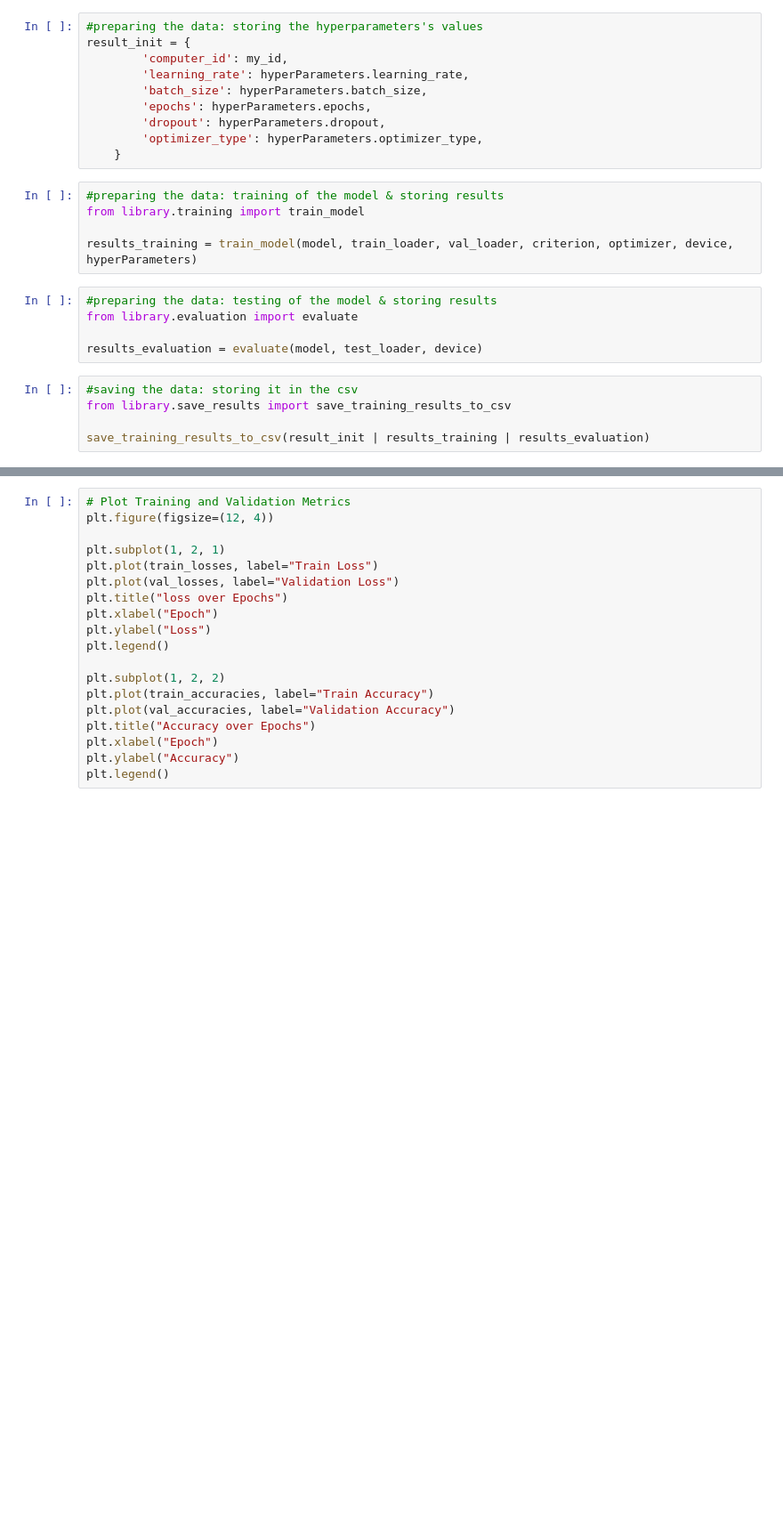
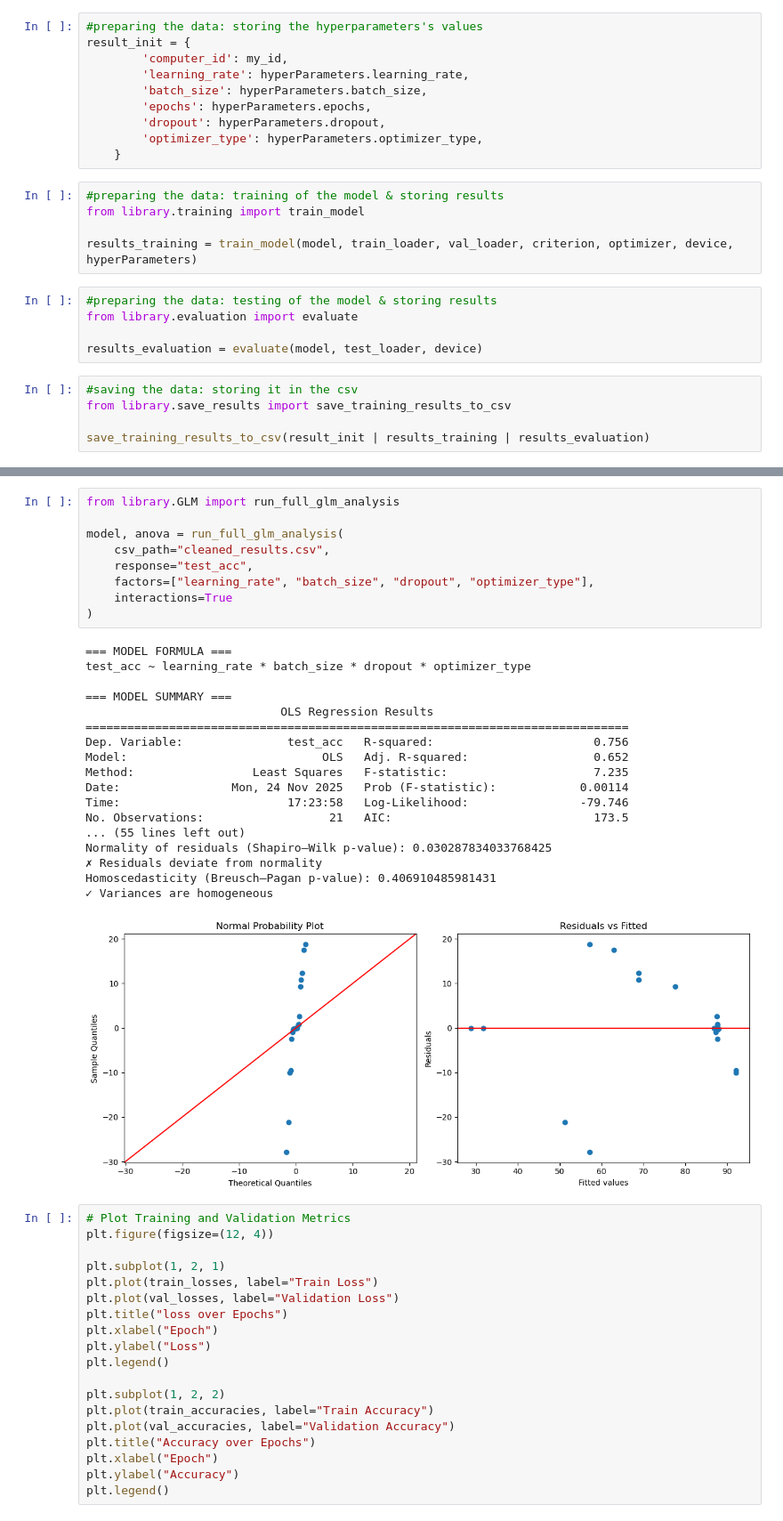
Before and after one commit to aminelahmamsi/deeplearning, a Jupyter notebook: brain-tumor.ipynb, the cells around one changed output, grey strips where cells are left out. Shown at 89% size. Saved outputs shown, nothing was run; the diff lists cells and outputs as text; blank space fills up the shorter version.

```diff
--- a/brain-tumor.ipynb
+++ b/brain-tumor.ipynb
@@ -98,3 +107,31 @@ automeasure(1)
+# %%
+from library.GLM import run_full_glm_analysis
+
+model, anova = run_full_glm_analysis(
+    csv_path="cleaned_results.csv",
+    response="test_acc",
+    factors=["learning_rate", "batch_size", "dropout", "optimizer_type"],
+    interactions=True
+)
+# %% [output]
+=== MODEL FORMULA ===
+test_acc ~ learning_rate * batch_size * dropout * optimizer_type
+
+=== MODEL SUMMARY ===
+                            OLS Regression Results
+==============================================================================
+Dep. Variable:               test_acc   R-squared:                       0.756
+Model:                            OLS   Adj. R-squared:                  0.652
+Method:                 Least Squares   F-statistic:                     7.235
+Date:                Mon, 24 Nov 2025   Prob (F-statistic):            0.00114
+Time:                        17:23:58   Log-Likelihood:                -79.746
+No. Observations:                  21   AIC:                             173.5
+... (55 lines left out)
+Normality of residuals (Shapiro–Wilk p-value): 0.030287834033768425
+✗ Residuals deviate from normality
+Homoscedasticity (Breusch–Pagan p-value): 0.406910485981431
+✓ Variances are homogeneous
+[figure, added]
 # %%
 # Plot Training and Validation Metrics
 plt.figure(figsize=(12, 4))
```
Also changed, not shown: parts of 2 cells of this notebook.
